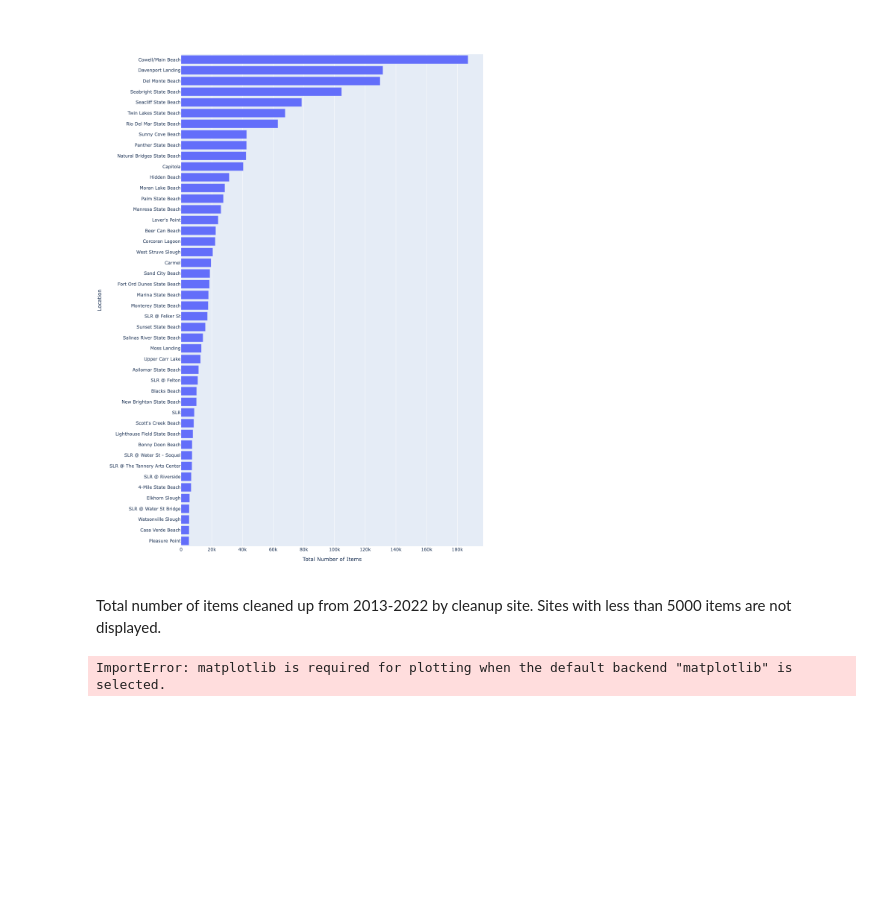
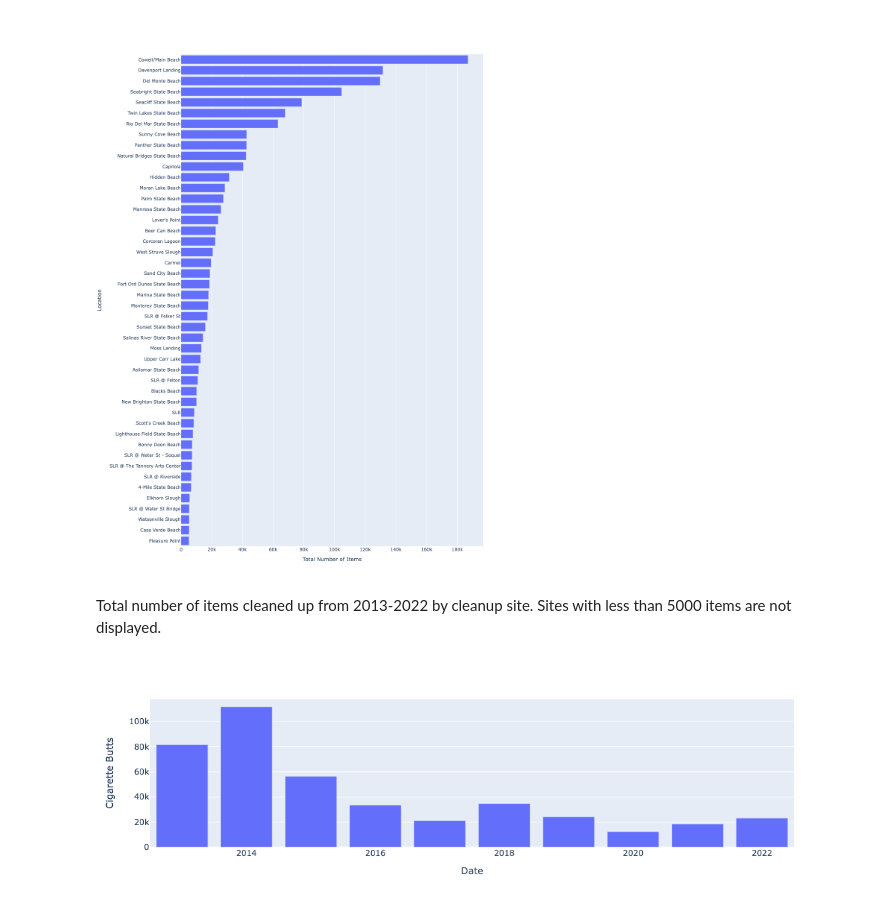
Before and after one commit to jennyfolkesson/saveOurShores, a Jupyter notebook: SOS_cleanup_data.ipynb, the cells around one changed output. Drawn from its saved outputs; the diff is of its cells as text; code cells hidden in the pictures; blank space fills up the shorter version.

Commit message:
added bar plots

```diff
--- a/SOS_cleanup_data.ipynb
+++ b/SOS_cleanup_data.ipynb
@@ -129,15 +129,14 @@ Total number of items cleaned up from 2013-2022 by cleanup site. Sites with less
 # %%
 sos_data['Date'] = pd.to_datetime(sos_data['Date'], errors='coerce')
 sos_data.dropna(subset=['Date'], inplace=True)
 
 sos_data['Total Volunteers'] = sos_data['Adult Volunteers'] + 0.5 * sos_data['Youth Volunteers']
 
 cigarette_butts = sos_data.groupby(sos_data.Date.dt.year)['Cigarette Butts'].sum()
 volunteers = sos_data.groupby(sos_data.Date.dt.year)['Total Volunteers'].sum()
 annual_data = pd.concat([cigarette_butts, volunteers], axis=1)
 
-# fig = px.scatter(annual_data, x=annual_data.index, y='Cigarette Butts', size='Total Volunteers')
-# fig.show()
-annual_data.T.plot(kind='bar')
+fig = px.bar(annual_data, x=annual_data.index, y='Cigarette Butts')
+fig.show()
 # %% [output]
-ImportError: matplotlib is required for plotting when the default backend "matplotlib" is selected.
+[figure, added]
```
Also changed, not shown: parts of 2 cells of this notebook.
